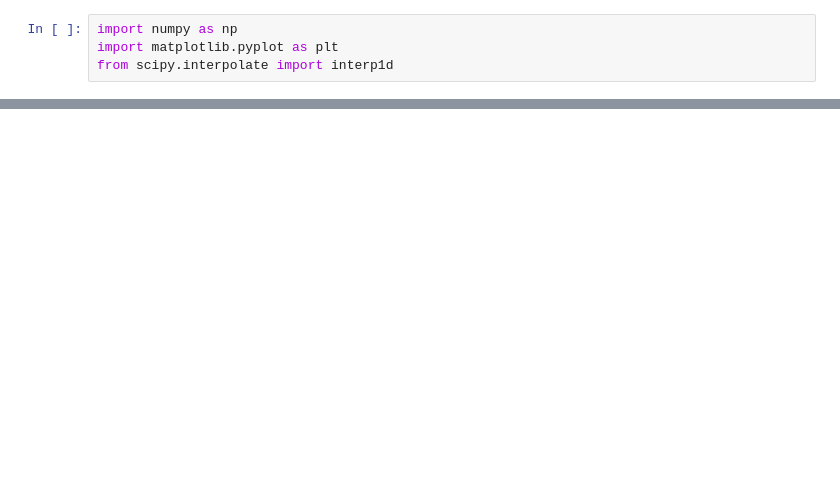
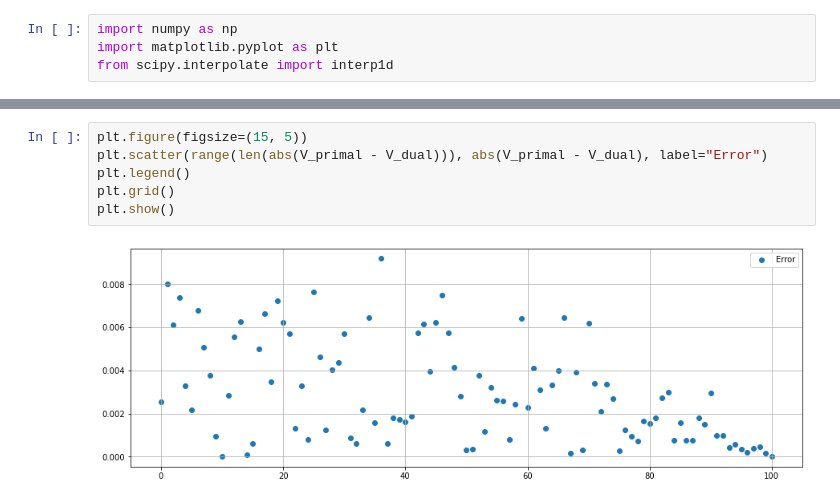
Before and after one commit to ivannkirev/Stochastic-Control-in-Mathematical-Finance, a Jupyter notebook: Runge_Kutta_Numerical_Solution/Runge_Kutta_solver.ipynb, the cells around one changed output, grey strips where cells are left out. Drawn from its saved outputs; the diff is of its cells as text; blank space fills up the shorter version.

```diff
--- a/Runge_Kutta_Numerical_Solution/Runge_Kutta_solver.ipynb
+++ b/Runge_Kutta_Numerical_Solution/Runge_Kutta_solver.ipynb
@@ -235,0 +547,8 @@ plt.show()
+# %%
+plt.figure(figsize=(15, 5))
+plt.scatter(range(len(abs(V_primal - V_dual))), abs(V_primal - V_dual), label="Error")
+plt.legend()
+plt.grid()
+plt.show()
+# %% [output]
+[figure, added]
```
Also changed, not shown: parts of 7 cells of this notebook, 4 other files.
